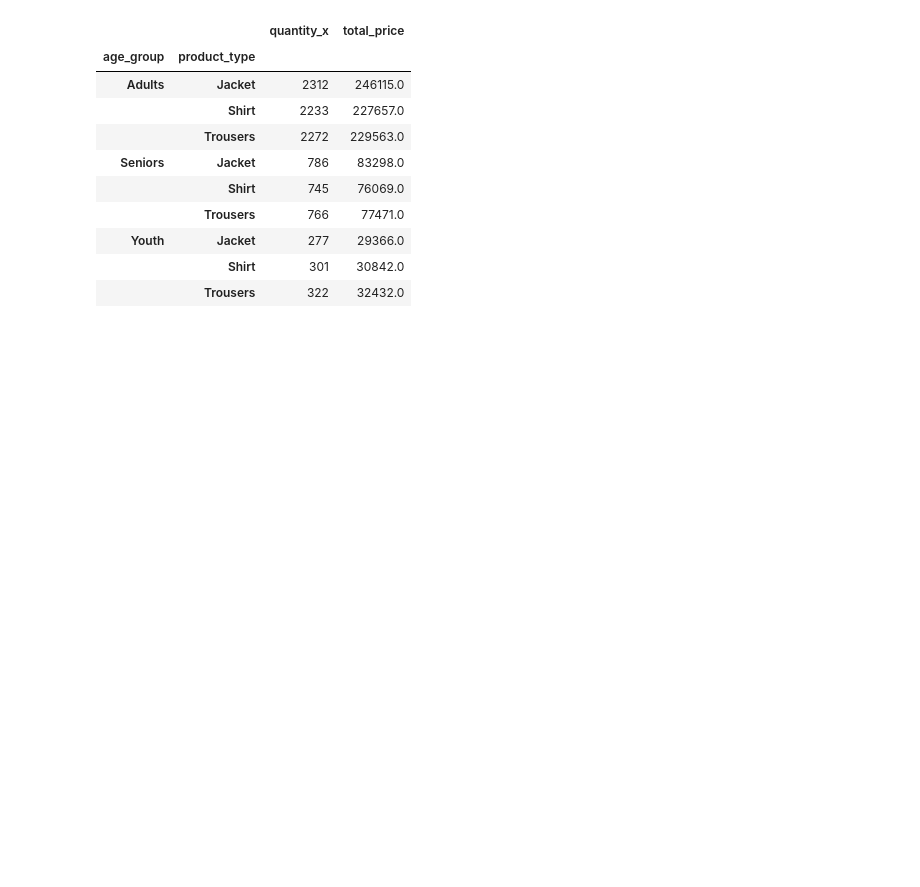
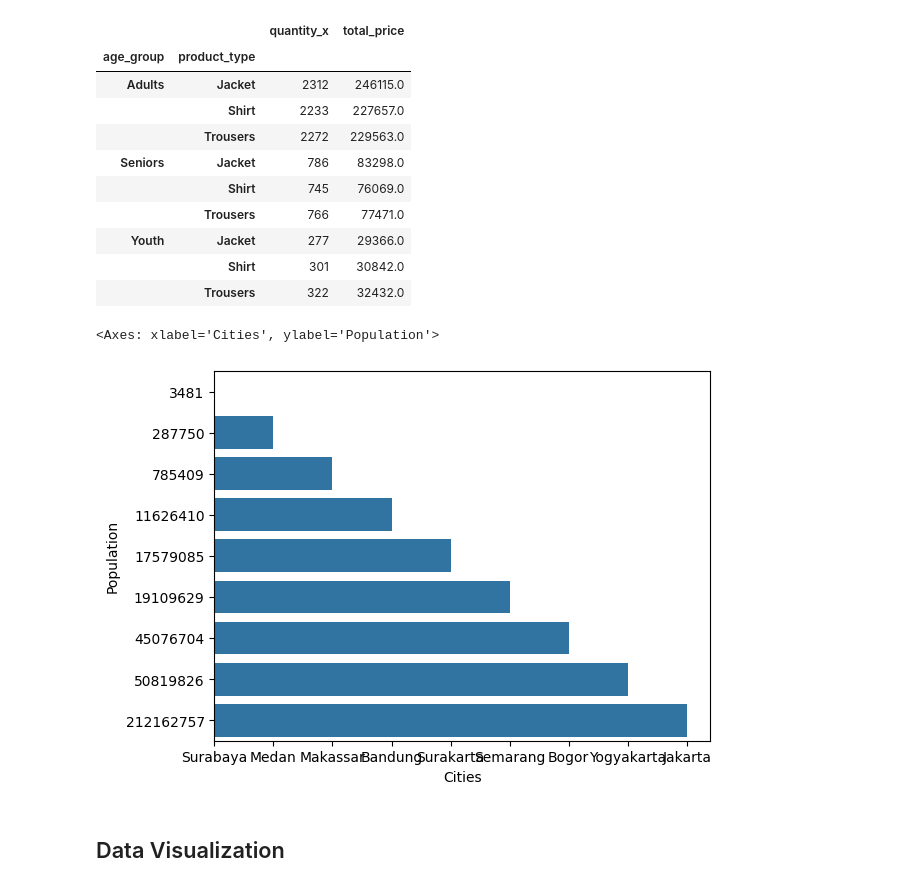
Before and after one commit to dipoyonoarga/dicoding_proyek_analisis_data, a Jupyter notebook: dicoNotebook.ipynb, the cells around one changed output. Drawn from its saved outputs; the diff is of its cells as text; code cells hidden in the pictures; blank space fills up the shorter version.

Commit message:
Data Visualization

```diff
--- a/dicoNotebook.ipynb
+++ b/dicoNotebook.ipynb
@@ -646,3 +646,27 @@ all_df.groupby(by=["age_group", "product_type"]).agg({
 | Youth | Jacket | 277 | 29366.0 |
 |  | Shirt | 301 | 30842.0 |
 |  | Trousers | 322 | 32432.0 |
+# %%
+import pandas as pd
+import matplotlib.pyplot as plt
+import seaborn as sns
+
+
+cities = ('Bogor', 'Bandung', 'Jakarta', 'Semarang', 'Yogyakarta',
+          'Surakarta','Surabaya', 'Medan', 'Makassar')
+
+populations = (45076704, 11626410, 212162757, 19109629, 50819826, 17579085,
+               3481, 287750, 785409)
+
+
+df = pd.DataFrame({
+    'Cities': cities,
+    'Population': populations,
+})
+
+sns.barplot(x=df["Cities"], y=df["Population"], orient="h")
+# %% [output]
+<Axes: xlabel='Cities', ylabel='Population'>
+[figure, added]
+# %% [markdown]
+<h2> Data Visualization
```
Also changed, not shown: parts of 12 cells of this notebook.
